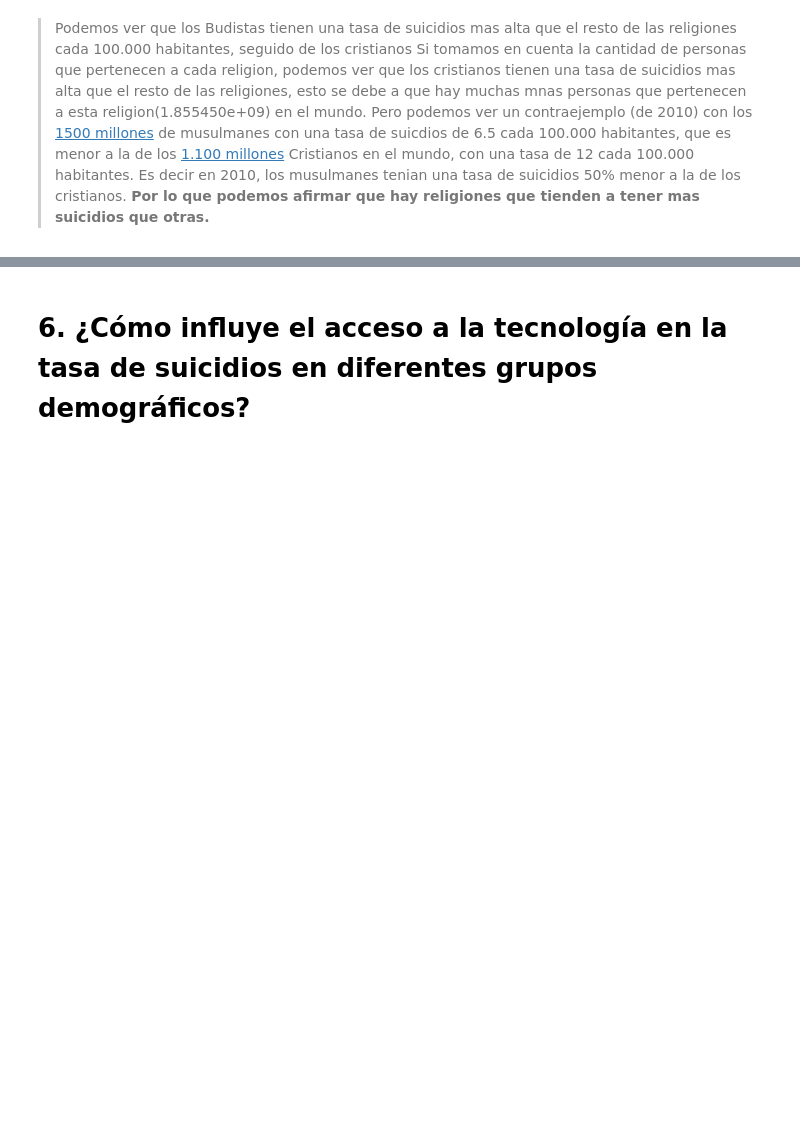
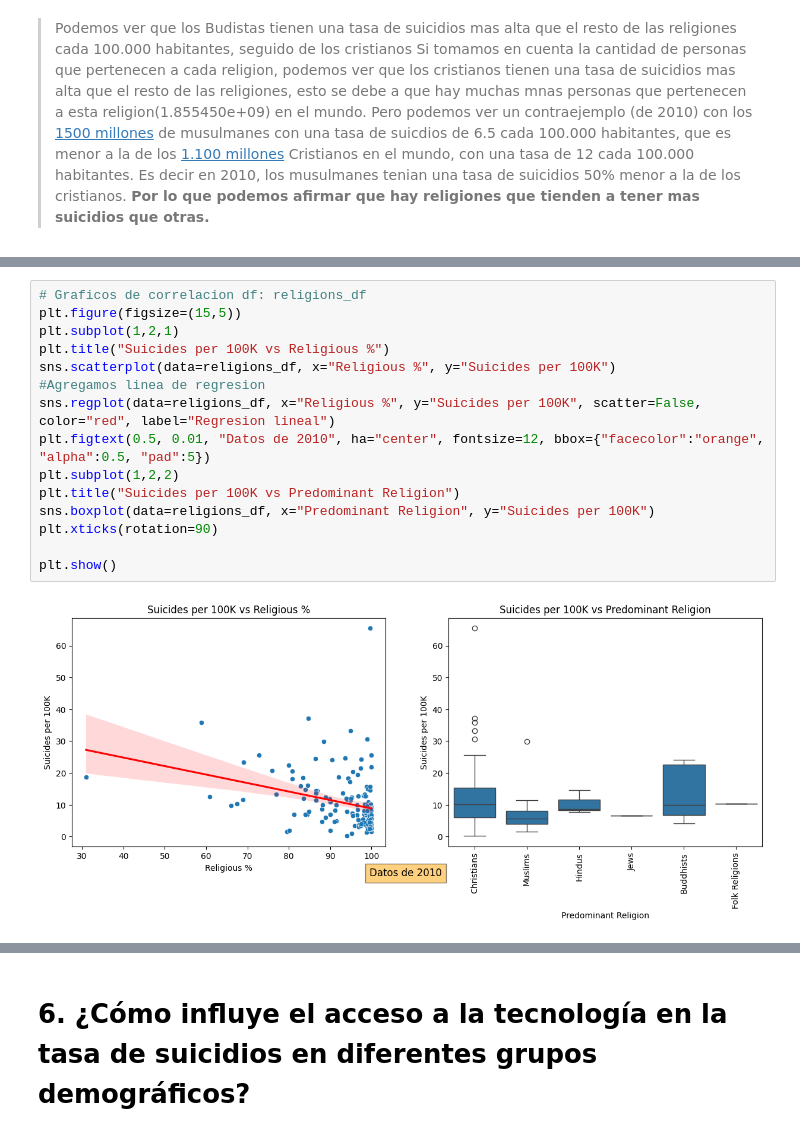
Before and after one commit to mardrouilly/Proyecto-I.C.D.-Grupo-2, a Jupyter notebook: Project_df.ipynb, the cells around one changed output, grey strips where cells are left out. Saved outputs shown, nothing was run; the diff lists cells and outputs as text; blank space fills up the shorter version.

```diff
--- a/Project_df.ipynb
+++ b/Project_df.ipynb
@@ -315,0 +328,17 @@ plt.show()
+# %%
+# Graficos de correlacion df: religions_df
+plt.figure(figsize=(15,5))
+plt.subplot(1,2,1)
+plt.title("Suicides per 100K vs Religious %")
+sns.scatterplot(data=religions_df, x="Religious %", y="Suicides per 100K")
+#Agregamos linea de regresion
+sns.regplot(data=religions_df, x="Religious %", y="Suicides per 100K", scatter=False, color="red", label="Regresion lineal")
+plt.figtext(0.5, 0.01, "Datos de 2010", ha="center", fontsize=12, bbox={"facecolor":"orange", "alpha":0.5, "pad":5})
+plt.subplot(1,2,2)
+plt.title("Suicides per 100K vs Predominant Religion")
+sns.boxplot(data=religions_df, x="Predominant Religion", y="Suicides per 100K")
+plt.xticks(rotation=90)
+
+plt.show()
+# %% [output]
+[figure, added]
```
Also changed, not shown: parts of 6 cells of this notebook.
